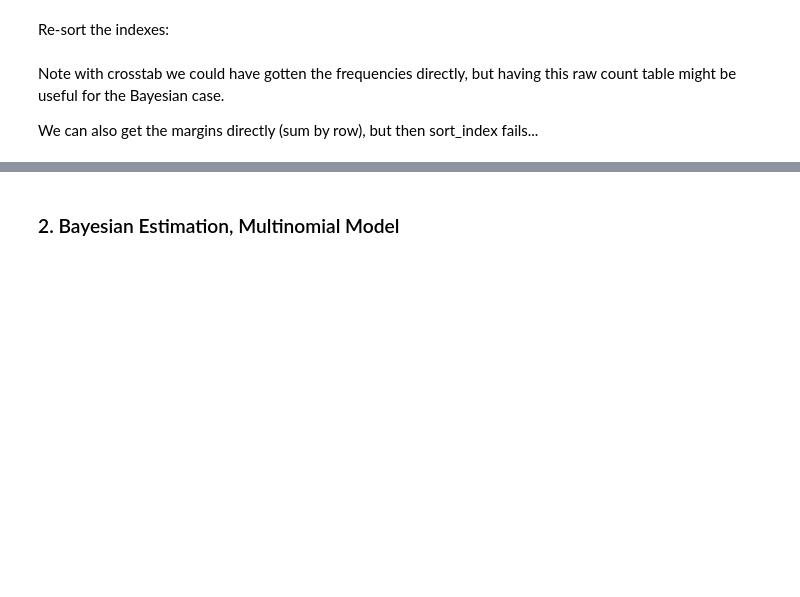
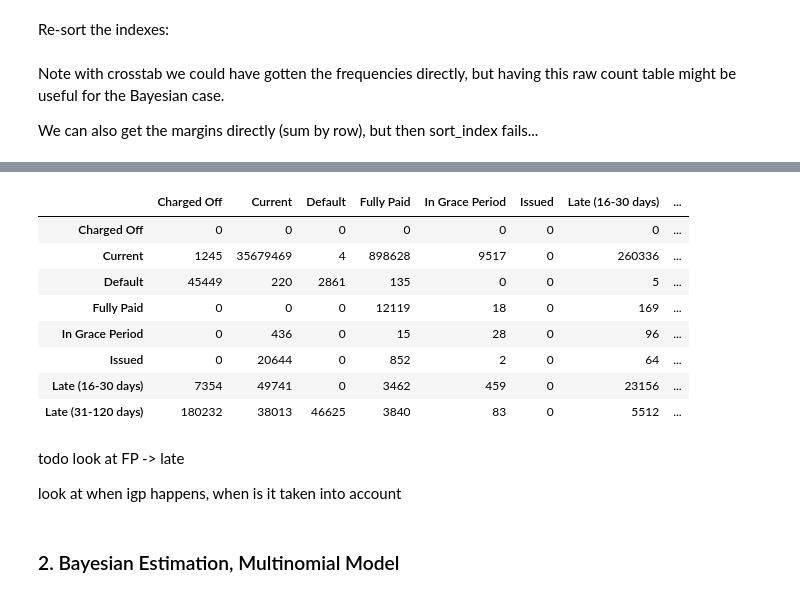
Before and after one commit to basilvetas/lending-club-analysis, a Jupyter notebook: markov-model-new.ipynb, the cells around one changed output, grey strips where cells are left out. Saved outputs shown, nothing was run; the diff lists cells and outputs as text; code cells hidden in the pictures; blank space fills up the shorter version.

```diff
--- a/markov-model-new.ipynb
+++ b/markov-model-new.ipynb
@@ -146,3 +181,26 @@ np.round(transitions_mle, 2)
+# %%
+mapping = {i: le.inverse_transform([i]) for i in range(8)}
+# %%
+transition_counts_2 = transition_counts.copy()
+# %%
+transition_counts_2.index = [l[0] for l in list(list(v) for v in mapping.values())]
+transition_counts_2.columns = [l[0] for l in list(list(v) for v in mapping.values())]
+# %%
+transition_counts_2
+# %% [output]
+|  | Charged Off | Current | Default | Fully Paid | In Grace Period | Issued | Late (16-30 days) | ... |
+| Charged Off | 0 | 0 | 0 | 0 | 0 | 0 | 0 | ... |
+| Current | 1245 | 35679469 | 4 | 898628 | 9517 | 0 | 260336 | ... |
+| Default | 45449 | 220 | 2861 | 135 | 0 | 0 | 5 | ... |
+| Fully Paid | 0 | 0 | 0 | 12119 | 18 | 0 | 169 | ... |
+| In Grace Period | 0 | 436 | 0 | 15 | 28 | 0 | 96 | ... |
+| Issued | 0 | 20644 | 0 | 852 | 2 | 0 | 64 | ... |
+| Late (16-30 days) | 7354 | 49741 | 0 | 3462 | 459 | 0 | 23156 | ... |
+| Late (31-120 days) | 180232 | 38013 | 46625 | 3840 | 83 | 0 | 5512 | ... |
+# %% [markdown]
+todo look at FP -> late
+
+look at when igp happens, when is it taken into account
 # %% [markdown]
 ### 2. Bayesian Estimation, Multinomial Model
 # %%
```
Also changed, not shown: parts of 12 cells of this notebook, 1 other file.
